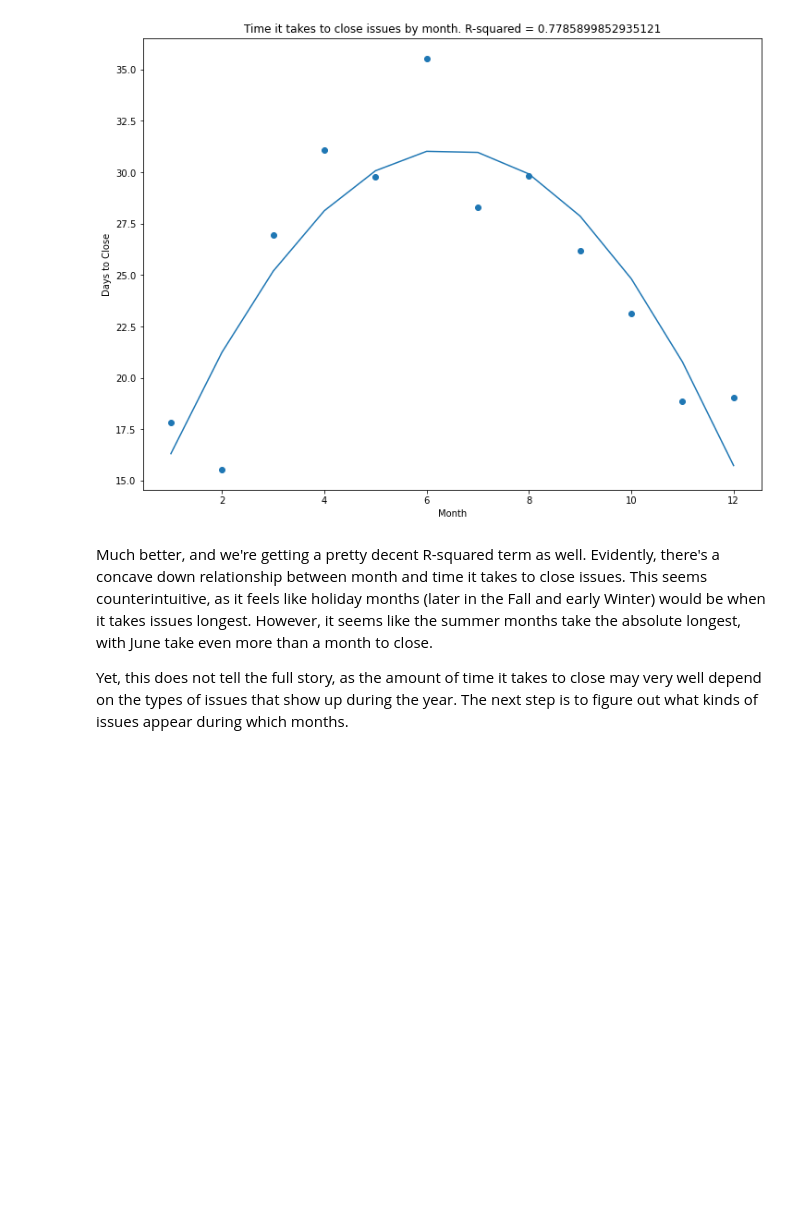
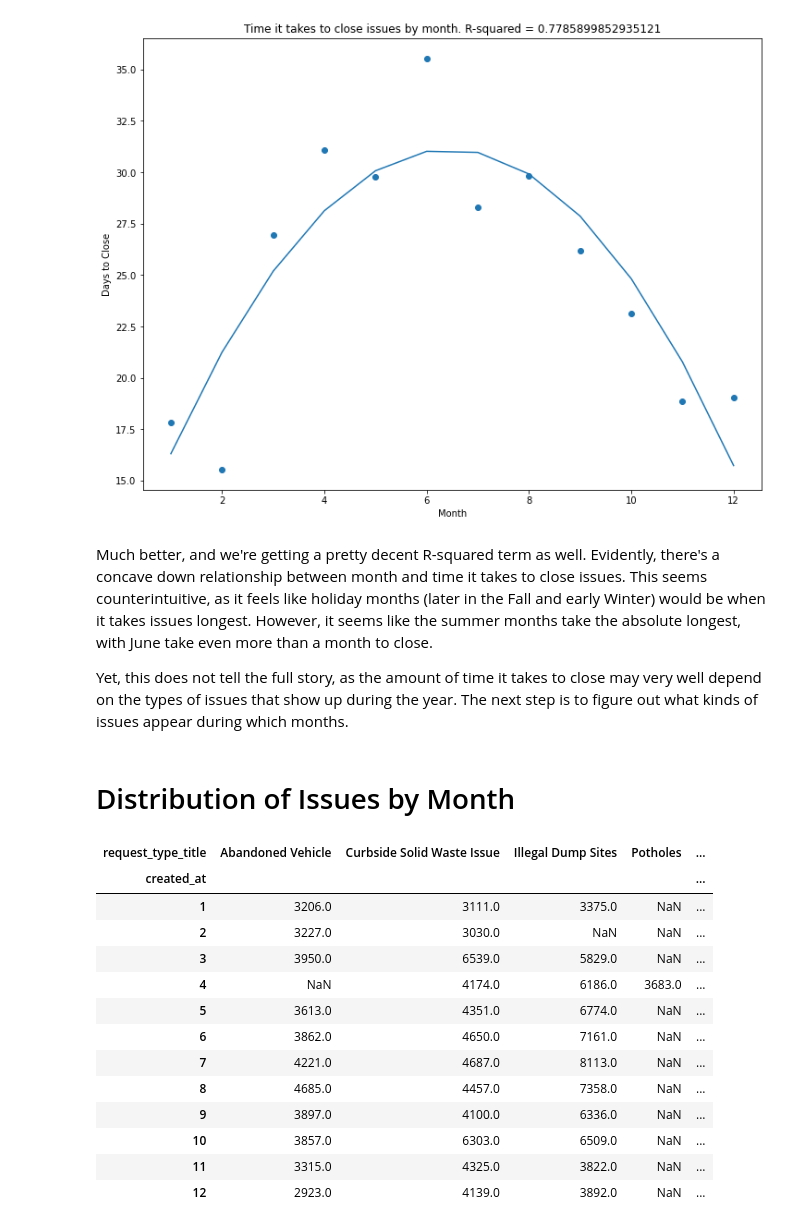
Before and after one commit to victle/improveDetroit, a Jupyter notebook: modeling.ipynb, the cells around one changed output. Cells and saved outputs as stored; diff of their text form; code cells hidden in the pictures; blank space fills up the shorter version.

```diff
--- a/modeling.ipynb
+++ b/modeling.ipynb
@@ -80,3 +80,29 @@ plt.show()
 Much better, and we're getting a pretty decent R-squared term as well. Evidently, there's a concave down relationship between month and time it takes to close issues. This seems counterintuitive, as it feels like holiday months (later in the Fall and early Winter) would be when it takes issues longest. However, it seems like the summer months take the absolute longest, with June take even more than a month to close.
 
 Yet, this does not tell the full story, as the amount of time it takes to close may very well depend on the types of issues that show up during the year. The next step is to figure out what kinds of issues appear during which months.
+# %% [markdown]
+# Distribution of Issues by Month
+# %%
+issueMonth = pd.concat([data['request_type_title'], month], axis = 1)
+issueMonth_df = issueMonth.groupby(['created_at', 'request_type_title']).size()
+
+# need to clear issues that involve DPW
+issueTypes = list(issueMonth_df.loc[1].index)
+DPW_issues = [x for x in issueTypes if 'DPW' in x ]
+issueMonth_df.drop(index = DPW_issues, level = 1, inplace = True)
+issueMonth_df.groupby(['created_at'], group_keys = False).nlargest(3).unstack()
+# %% [output]
+| request_type_title | Abandoned Vehicle | Curbside Solid Waste Issue | Illegal Dump Sites | Potholes | ... |
+| created_at |  |  |  |  | ... |
+| 1 | 3206.0 | 3111.0 | 3375.0 | NaN | ... |
+| 2 | 3227.0 | 3030.0 | NaN | NaN | ... |
+| 3 | 3950.0 | 6539.0 | 5829.0 | NaN | ... |
+| 4 | NaN | 4174.0 | 6186.0 | 3683.0 | ... |
+| 5 | 3613.0 | 4351.0 | 6774.0 | NaN | ... |
+| 6 | 3862.0 | 4650.0 | 7161.0 | NaN | ... |
+| 7 | 4221.0 | 4687.0 | 8113.0 | NaN | ... |
+| 8 | 4685.0 | 4457.0 | 7358.0 | NaN | ... |
+| 9 | 3897.0 | 4100.0 | 6336.0 | NaN | ... |
+| 10 | 3857.0 | 6303.0 | 6509.0 | NaN | ... |
+| 11 | 3315.0 | 4325.0 | 3822.0 | NaN | ... |
+| 12 | 2923.0 | 4139.0 | 3892.0 | NaN | ... |
```
Also changed, not shown: parts of 3 cells of this notebook.
